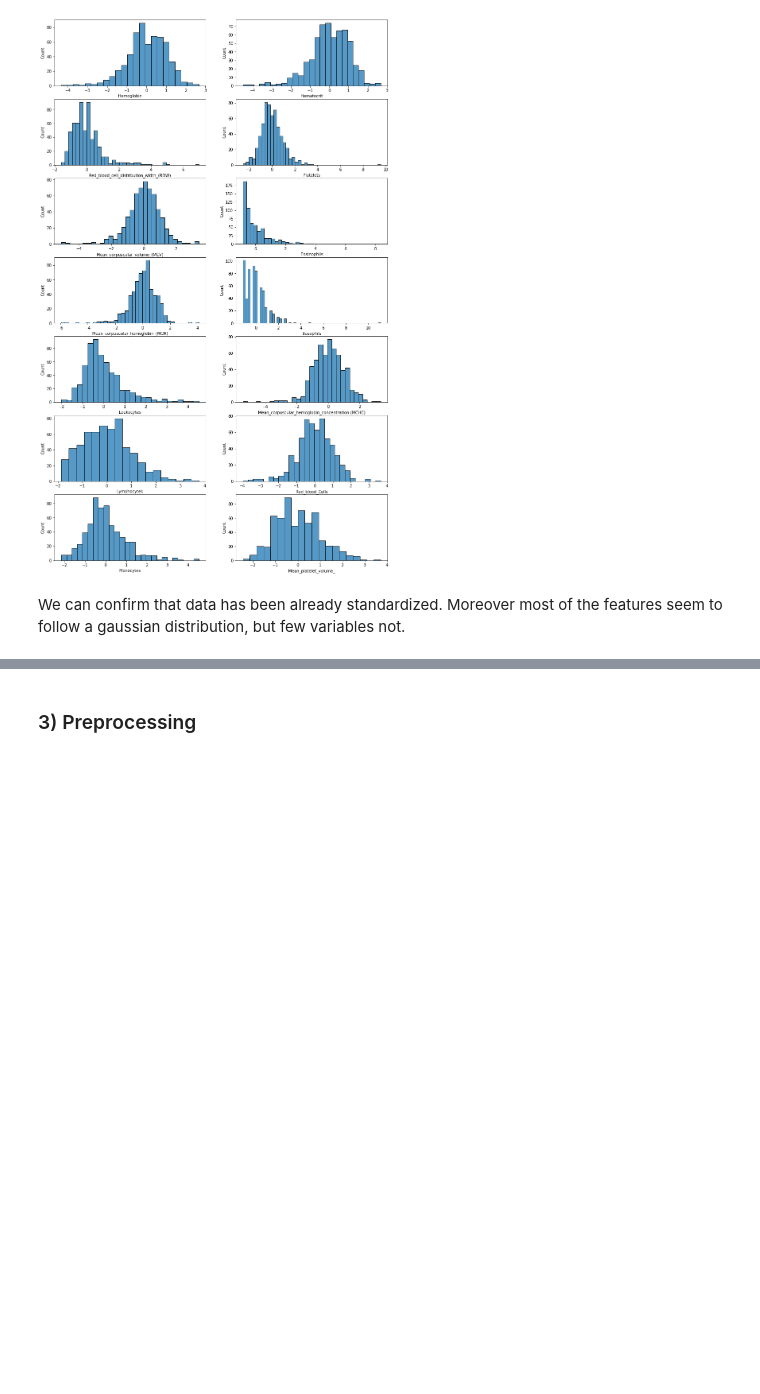
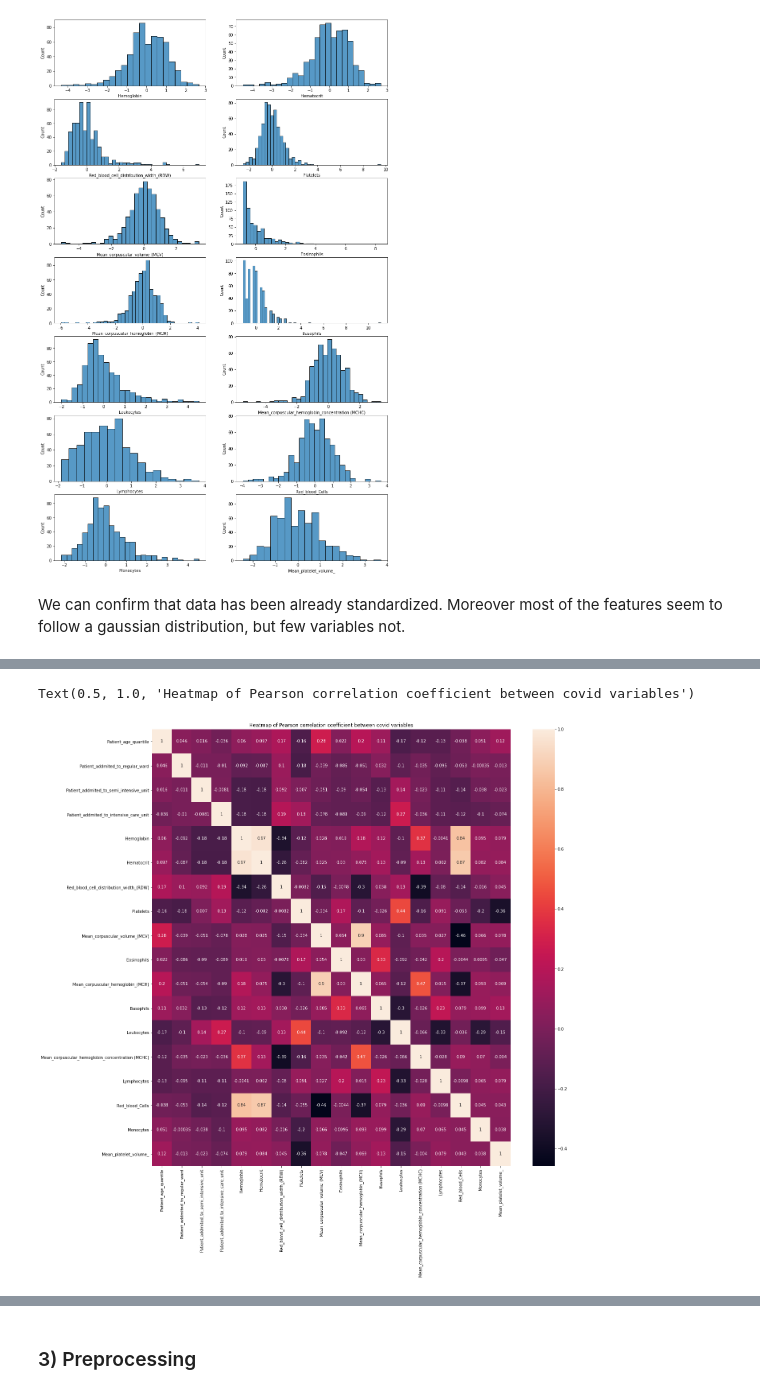
Before and after one commit to AnthonyJaquaniello/Machine_Learning, a Jupyter notebook: src/Covid.ipynb, the cells around one changed output, grey strips where cells are left out. Cells and saved outputs as stored; diff of their text form; code cells hidden in the pictures; blank space fills up the shorter version.

Commit message:
correlation between features

```diff
--- a/src/Covid.ipynb
+++ b/src/Covid.ipynb
@@ -200,9 +201,9 @@ We see a huge <strong>class-disequelibrium</strong>, thus we should not use the
 We will focus mainly on features with low percent of missing values.
 # %%
 THRESHOLD = 0.90
-delta = 0.001
+DELTA = 0.001
 
-mask = df_missing_data_percent <= THRESHOLD + delta
+mask = df_missing_data_percent <= THRESHOLD + DELTA
 covid_filtered_features = covid[list(df_missing_data_percent[mask].index)]
 covid_filtered_features.head(n=10)
 # %% [output]
@@ -284,0 +297,8 @@ We can confirm that data has been already standardized. Moreover most of the fea
+# %%
+figure = plt.figure(figsize=(20, 20))
+ax = figure.add_subplot(1, 1, 1)
+sns.heatmap(ax=ax, data=covid_filtered_features.corr(method='pearson'), annot=True)
+ax.set_title('Heatmap of Pearson correlation coefficient between covid variables')
+# %% [output]
+Text(0.5, 1.0, 'Heatmap of Pearson correlation coefficient between covid variables')
+[figure, added]
```
Also changed, not shown: parts of 8 cells of this notebook.
